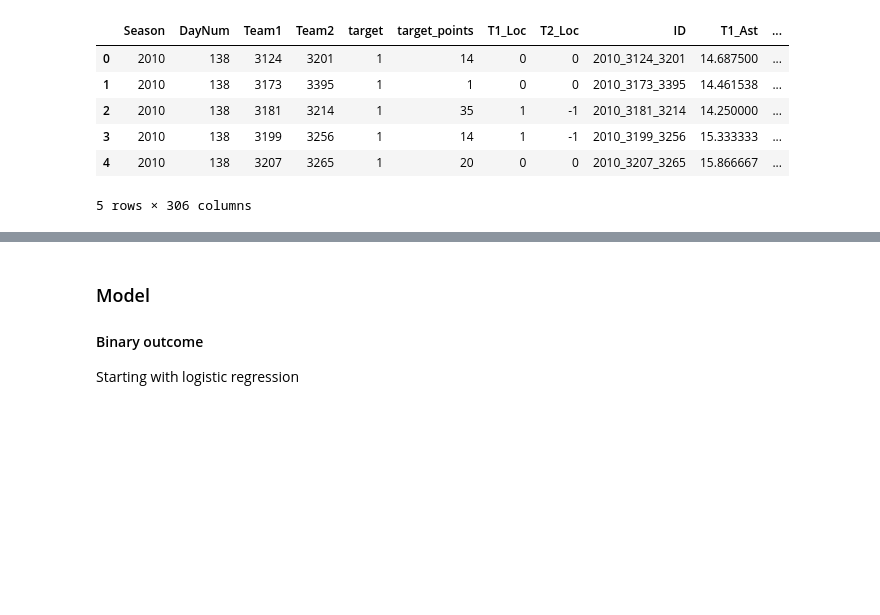
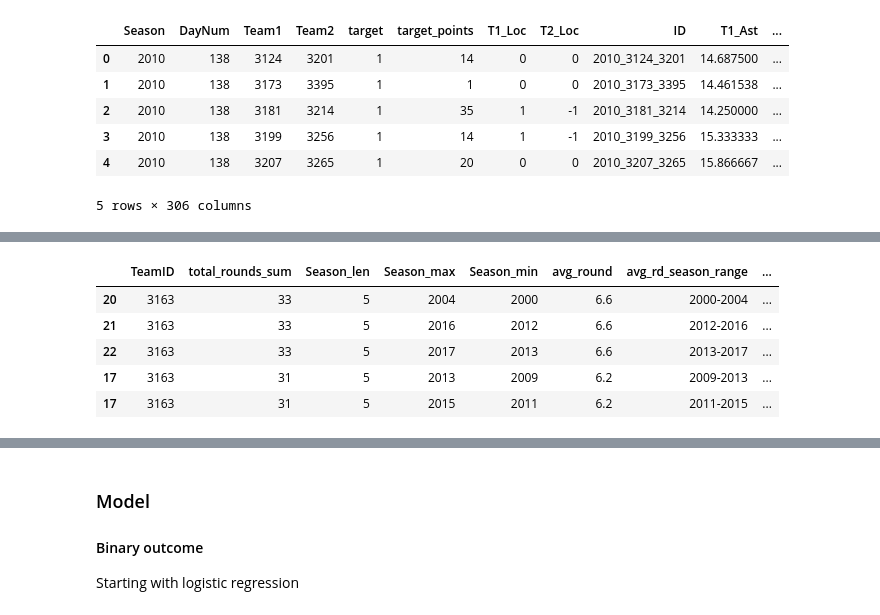
Before and after one commit to mtdickey/march-ml-mania-21, a Jupyter notebook: analysis/women/ml-mania-womens.ipynb, the cells around one changed output, grey strips where cells are left out. Drawn from its saved outputs; the diff is of its cells as text; code cells hidden in the pictures; blank space fills up the shorter version.

```diff
--- a/analysis/women/ml-mania-womens.ipynb
+++ b/analysis/women/ml-mania-womens.ipynb
@@ -58,0 +85,12 @@ tourney_results_df.head()
+# %%
+## Calculate rolling avg. round reached by team
+team_round_reached_df = du.get_rolling_avg_round_reached('women', by = 'coach/team',
+                    start_season = 2000, end_season = 2020, n_year_avg = 5)
+team_round_reached_df.sort_values('avg_round', ascending = False).head(5)
+# %% [output]
+|  | TeamID | total_rounds_sum | Season_len | Season_max | Season_min | avg_round | avg_rd_season_range | ... |
+| 20 | 3163 | 33 | 5 | 2004 | 2000 | 6.6 | 2000-2004 | ... |
+| 21 | 3163 | 33 | 5 | 2016 | 2012 | 6.6 | 2012-2016 | ... |
+| 22 | 3163 | 33 | 5 | 2017 | 2013 | 6.6 | 2013-2017 | ... |
+| 17 | 3163 | 31 | 5 | 2013 | 2009 | 6.2 | 2009-2013 | ... |
+| 17 | 3163 | 31 | 5 | 2015 | 2011 | 6.2 | 2011-2015 | ... |
```
Also changed, not shown: parts of 21 cells of this notebook, 3 other files.
